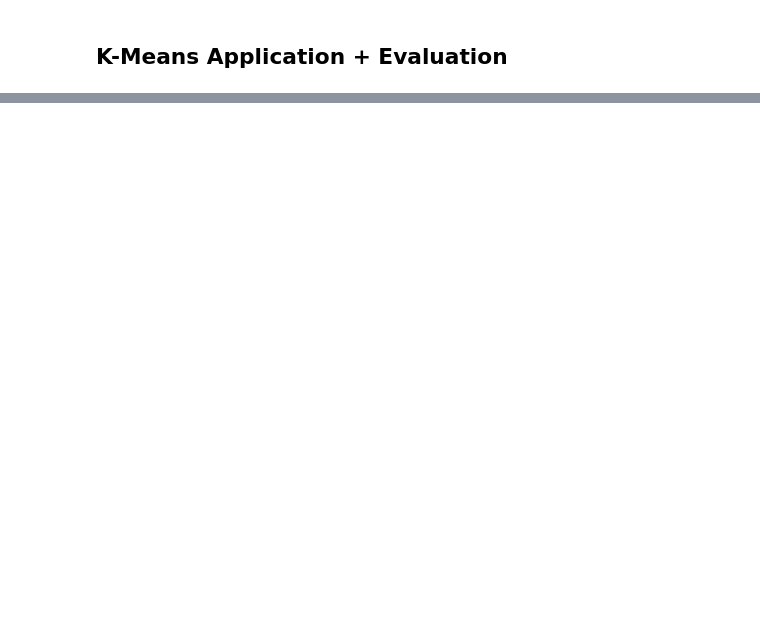
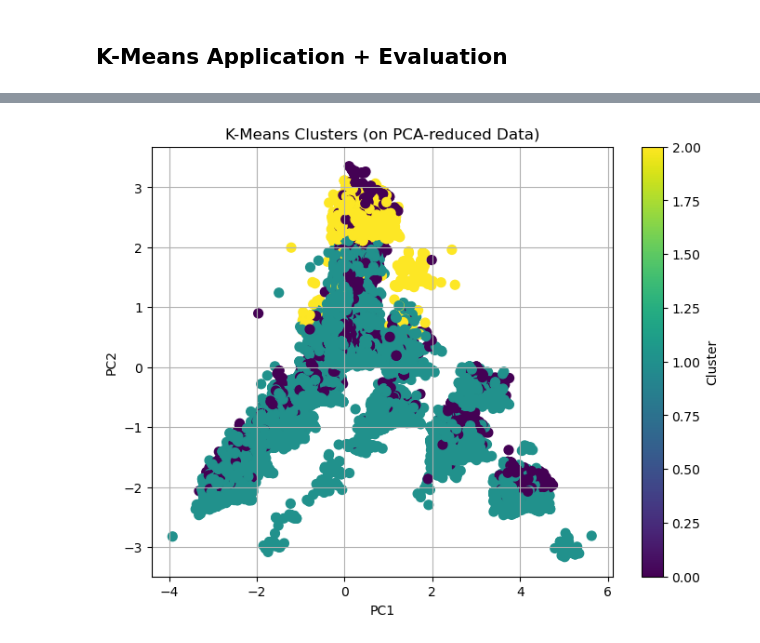
Before and after one commit to alankagiri/Machine_Learning_For_Public_Policy_Adding_Value_Project, a Jupyter notebook: 311_Data_EDA.ipynb, the cells around one changed output, grey strips where cells are left out. Drawn from its saved outputs; the diff is of its cells as text; code cells hidden in the pictures; blank space fills up the shorter version.

```diff
--- a/311_Data_EDA.ipynb
+++ b/311_Data_EDA.ipynb
@@ -512,2 +569,6 @@ X_reduced = pca_final.fit_transform(X_scaled)
+# %%
+# Apply PCA with that number of components
+pca_final = PCA(n_components=n_components)
+X_reduced = pca_final.fit_transform(X_scaled)
 # %% [markdown]
 ## K-Means Application + Evaluation
@@ -542,0 +575,17 @@ KeyboardInterrupt:
+# %%
+kmeans = KMeans(n_clusters=3, random_state=42)
+kmeans.fit(X_reduced)
+
+# Get the cluster assignments
+clusters = kmeans.labels_
+# %%
+plt.figure(figsize=(8,6))
+plt.scatter(X_reduced[:, 0], X_reduced[:, 1], c=clusters, cmap='viridis', s=50)
+plt.xlabel('PC1')
+plt.ylabel('PC2')
+plt.title('K-Means Clusters (on PCA-reduced Data)')
+plt.colorbar(label='Cluster')
+plt.grid(True)
+plt.show()
+# %% [output]
+[figure, added]
```
Also changed, not shown: parts of 20 cells of this notebook.
